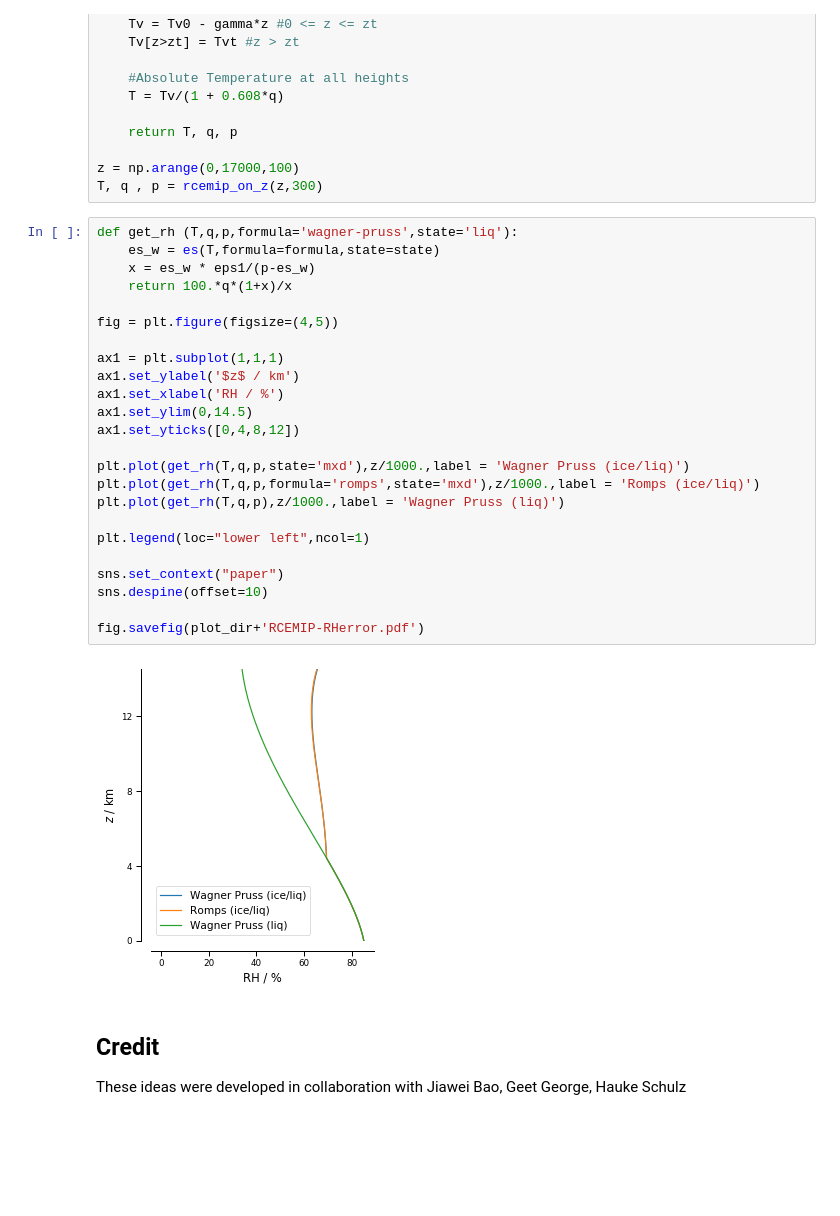
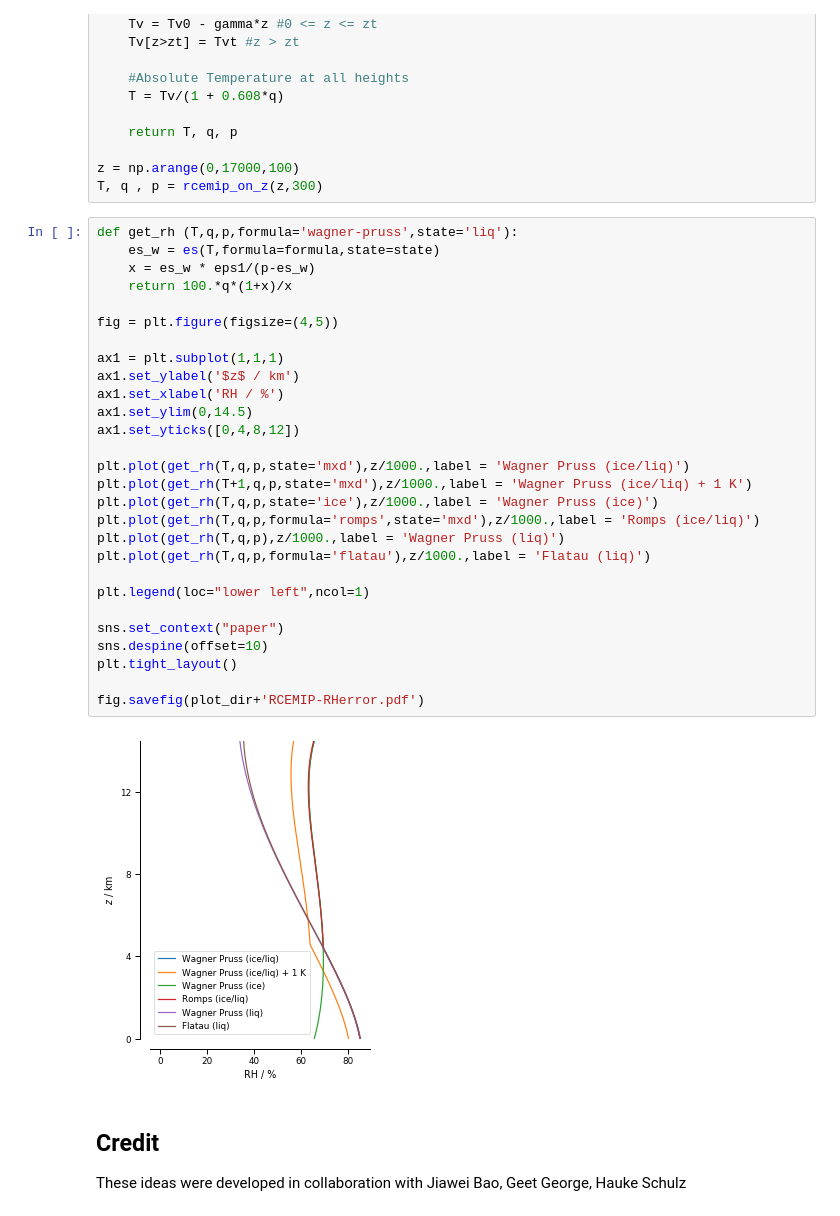
Before and after one commit to bjorn-stevens/Thermodynamics, a Jupyter notebook: SaturationWaterVapor.ipynb, the cells around one changed output. Cells and saved outputs as stored; diff of their text form; blank space fills up the shorter version.

Commit message:
Moidfied plots
Added lines for increasing temperature by 1K and calculated the ice everywhere value of the RH to show it is lower than RH over liquid at temperatures above 0 deg C

```diff
--- a/SaturationWaterVapor.ipynb
+++ b/SaturationWaterVapor.ipynb
@@ -487,29 +487,33 @@ T, q , p = rcemip_on_z(z,300)
 # %%
 def get_rh (T,q,p,formula='wagner-pruss',state='liq'):
     es_w = es(T,formula=formula,state=state)
     x = es_w * eps1/(p-es_w)
     return 100.*q*(1+x)/x
 
 fig = plt.figure(figsize=(4,5))
 
 ax1 = plt.subplot(1,1,1)
 ax1.set_ylabel('$z$ / km')
 ax1.set_xlabel('RH / %')
 ax1.set_ylim(0,14.5)
 ax1.set_yticks([0,4,8,12])
 
 plt.plot(get_rh(T,q,p,state='mxd'),z/1000.,label = 'Wagner Pruss (ice/liq)')
+plt.plot(get_rh(T+1,q,p,state='mxd'),z/1000.,label = 'Wagner Pruss (ice/liq) + 1 K')
+plt.plot(get_rh(T,q,p,state='ice'),z/1000.,label = 'Wagner Pruss (ice)')
 plt.plot(get_rh(T,q,p,formula='romps',state='mxd'),z/1000.,label = 'Romps (ice/liq)')
 plt.plot(get_rh(T,q,p),z/1000.,label = 'Wagner Pruss (liq)')
+plt.plot(get_rh(T,q,p,formula='flatau'),z/1000.,label = 'Flatau (liq)')
 
 plt.legend(loc="lower left",ncol=1)
 
 sns.set_context("paper")
 sns.despine(offset=10)
+plt.tight_layout()
 
 fig.savefig(plot_dir+'RCEMIP-RHerror.pdf')
 # %% [output]
-[figure, old version]
+[figure, new version]
 # %% [markdown]
 ## Credit ##
 
```
Also changed, not shown: 1 other file.
